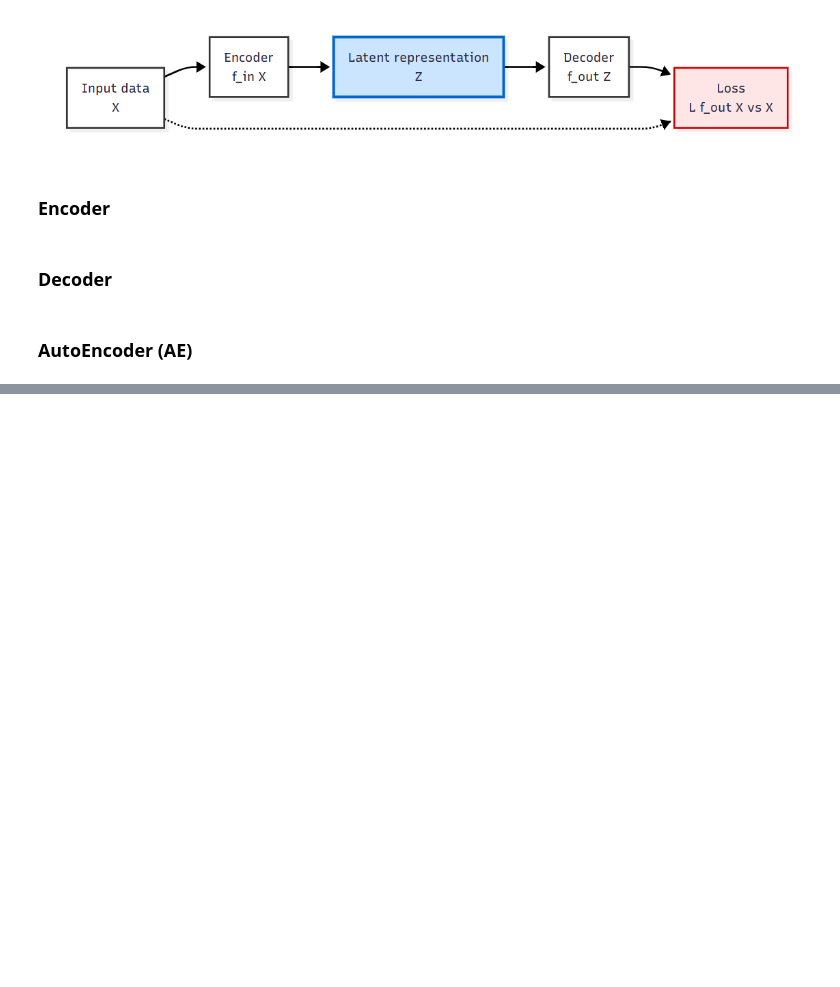
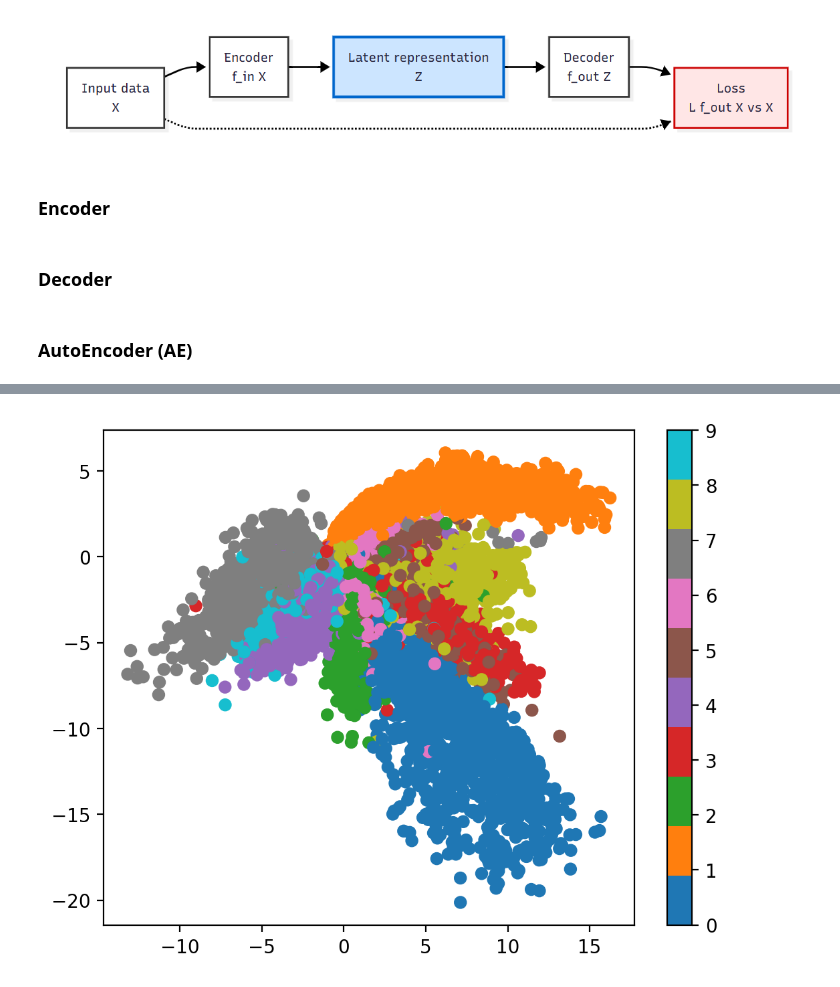
Before and after one commit to aaronmat1905/MLdiaries, a Jupyter notebook: Deep Learning/AE_AutoEncoders/AutoEncoders.ipynb, the cells around one changed output, grey strips where cells are left out. Cells and saved outputs as stored; diff of their text form; code cells hidden in the pictures; blank space fills up the shorter version.

Commit message:
Finished Training Loop Penultimate Version

```diff
--- a/Deep Learning/AE_AutoEncoders/AutoEncoders.ipynb
+++ b/Deep Learning/AE_AutoEncoders/AutoEncoders.ipynb
@@ -67,8 +67,8 @@ ___
 class Encoder(nn.Module):
   def __init__(self, latent_dims):
     super(Encoder, self).__init__() # Calls the constructor of the parent class nn.Module
-    self.linear1 = nn.linear(784, 512) # Maps the input from 784 dimensions to 512 dimensions
-    self.linear2 = nn.linear(512, latent_dims) # Maps the 512-dimensional input to latent_dims (Size of the compressed representation)
+    self.linear1 = nn.Linear(784, 512) # Maps the input from 784 dimensions to 512 dimensions
+    self.linear2 = nn.Linear(512, latent_dims) # Maps the 512-dimensional input to latent_dims (Size of the compressed representation)
   def forward(self, x):
     # Sequence of computations applied to the input tensor
     x = torch.flatten(x, start_dim=1) # Flattens each image into a single vector of length 784 keeping batch dimension intact
@@ -100,0 +107,13 @@ class AutoEncoder(nn.Module):
+# %%
+def train(autoencoder, data, epochs=20):
+  opt = torch.optim.Adam(autoencoder.parameters()) # Initialize an Adam Optimizer from the PyTorch Deep Learning Library
+  for epoch in range(epochs):
+    for x, _ in data:
+      x = x.to(device) # GPU
+      opt.zero_grad() # Reset the gradients of all parameters to zero
+      x_pred = autoencoder(x)
+      loss = ((x-x_pred)**2).sum()
+      loss.backward()
+      opt.step() # Update the parameters using new gradients
+    print(f"Epoch {epoch+1}/{epochs} completed. Last Batch Loss: {loss.item():.4f}")
+  return autoencoder
@@ -100,0 +122,12 @@ class AutoEncoder(nn.Module):
+# %%
+latent_dims = 2
+autoencoder = AutoEncoder(latent_dims).to(device) # GPU
+
+data = torch.utils.data.DataLoader(
+        torchvision.datasets.MNIST('./data',
+               transform=torchvision.transforms.ToTensor(),
+               download=True),
+        batch_size=128,
+        shuffle=True)
+
+autoencoder = train(autoencoder, data)
@@ -100,0 +155,13 @@ class AutoEncoder(nn.Module):
+# %%
+def plot_latent(autoencoder, data, num_batches=100):
+    for i, (x, y) in enumerate(data):
+        z = autoencoder.encoder(x.to(device))
+        z = z.to('cpu').detach().numpy()
+        plt.scatter(z[:, 0], z[:, 1], c=y, cmap='tab10')
+        if i > num_batches:
+            plt.colorbar()
+            break
+# %%
+plot_latent(autoencoder, data)
+# %% [output]
+[figure, added]
```
Also changed, not shown: parts of 7 cells of this notebook.
